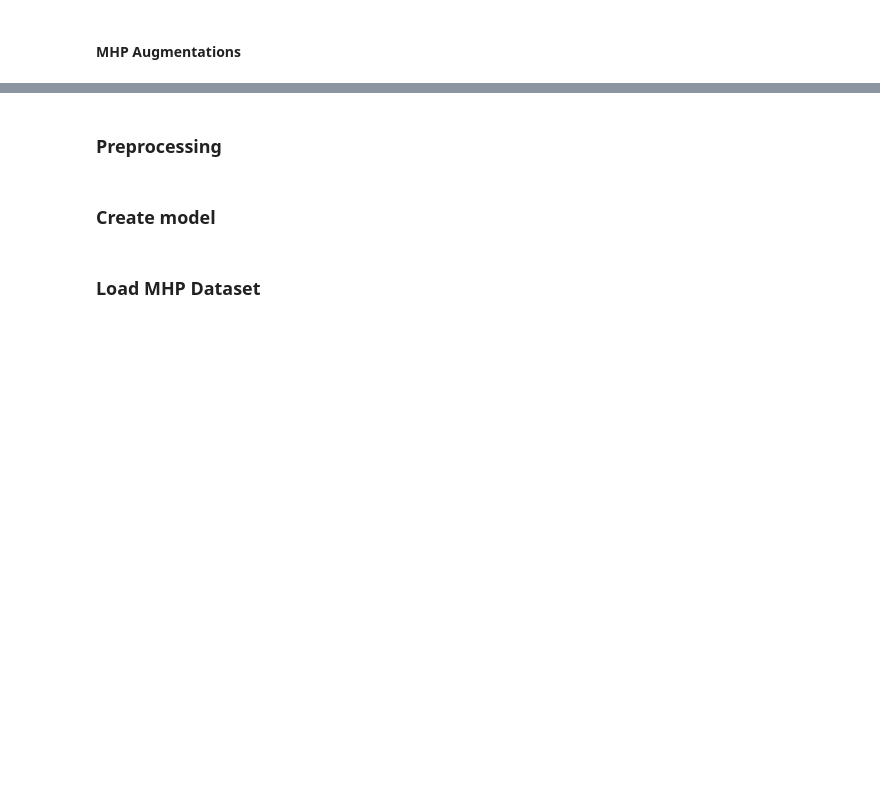
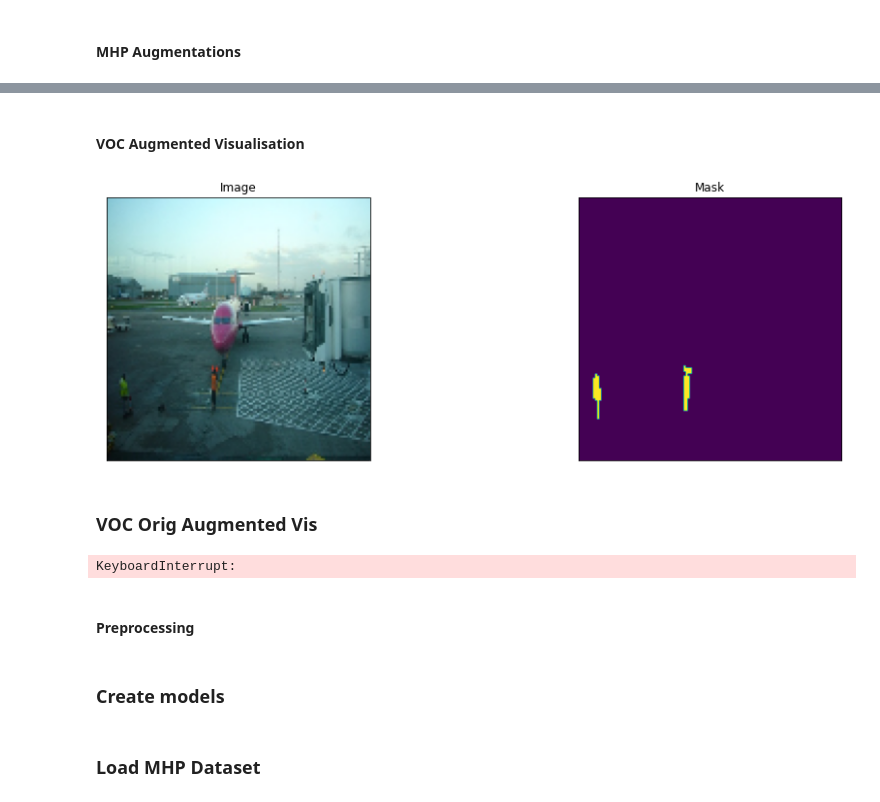
Before and after one commit to spitzertim/smp-playground, a Jupyter notebook: smp.ipynb, the cells around one changed output, grey strips where cells are left out. Saved outputs shown, nothing was run; the diff lists cells and outputs as text; code cells hidden in the pictures; blank space fills up the shorter version.

```diff
--- a/smp.ipynb
+++ b/smp.ipynb
@@ -309,6 +378,39 @@ def get_validation_augmentation_voc():
         albu.Resize(IMG_SIZE,IMG_SIZE)
     ]
     return albu.Compose(test_transform)
+# %% [markdown]
+#### VOC Augmented Visualisation
+# %%
+dataset = TransformedVOC(root="data/", image_set="trainval", augmentation=get_training_augmentation_voc())
+
+example_image, example_mask = dataset[0] # get some sample
+
+visualize(
+    image=example_image,
+    mask=example_mask,
+)
+# %% [output]
+[figure, added]
+# %% [markdown]
+### VOC Orig Augmented Vis
+# %%
+train_dataset_voc_orig = VOCOrig(
+    root="data/",
+    image_set="train",
+    augmentation=get_training_augmentation_voc(),
+    )
+
+example_image, example_mask = train_dataset_voc_orig[0] # get some sample
+
+
+visualize(
+    image=example_image,
+    mask0=example_mask[:,:,0],
+    mask1=example_mask[:,:,1],
+    mask2=example_mask[:,:,2],
+)
+# %% [output]
+KeyboardInterrupt:
 # %% [markdown]
-### Preprocessing
+#### Preprocessing
 # %%
@@ -329,7 +434,7 @@ def get_preprocessing(preprocessing_fn):
     ]
     return albu.Compose(_transform)
 # %% [markdown]
-### Create model
+### Create models
 # %%
 import torch
 import numpy as np
```
Also changed, not shown: parts of 27 cells of this notebook, 3 other files.
